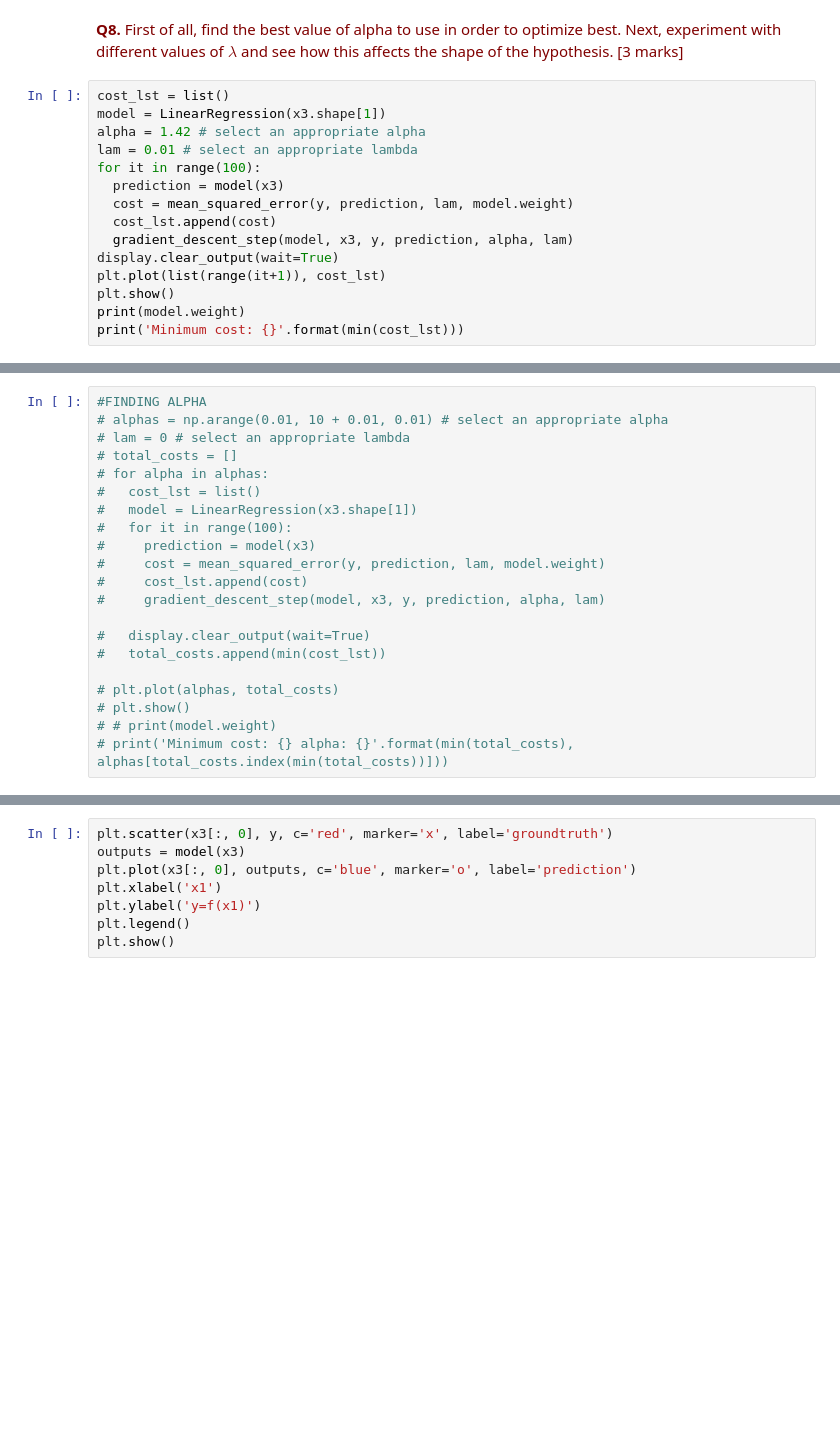
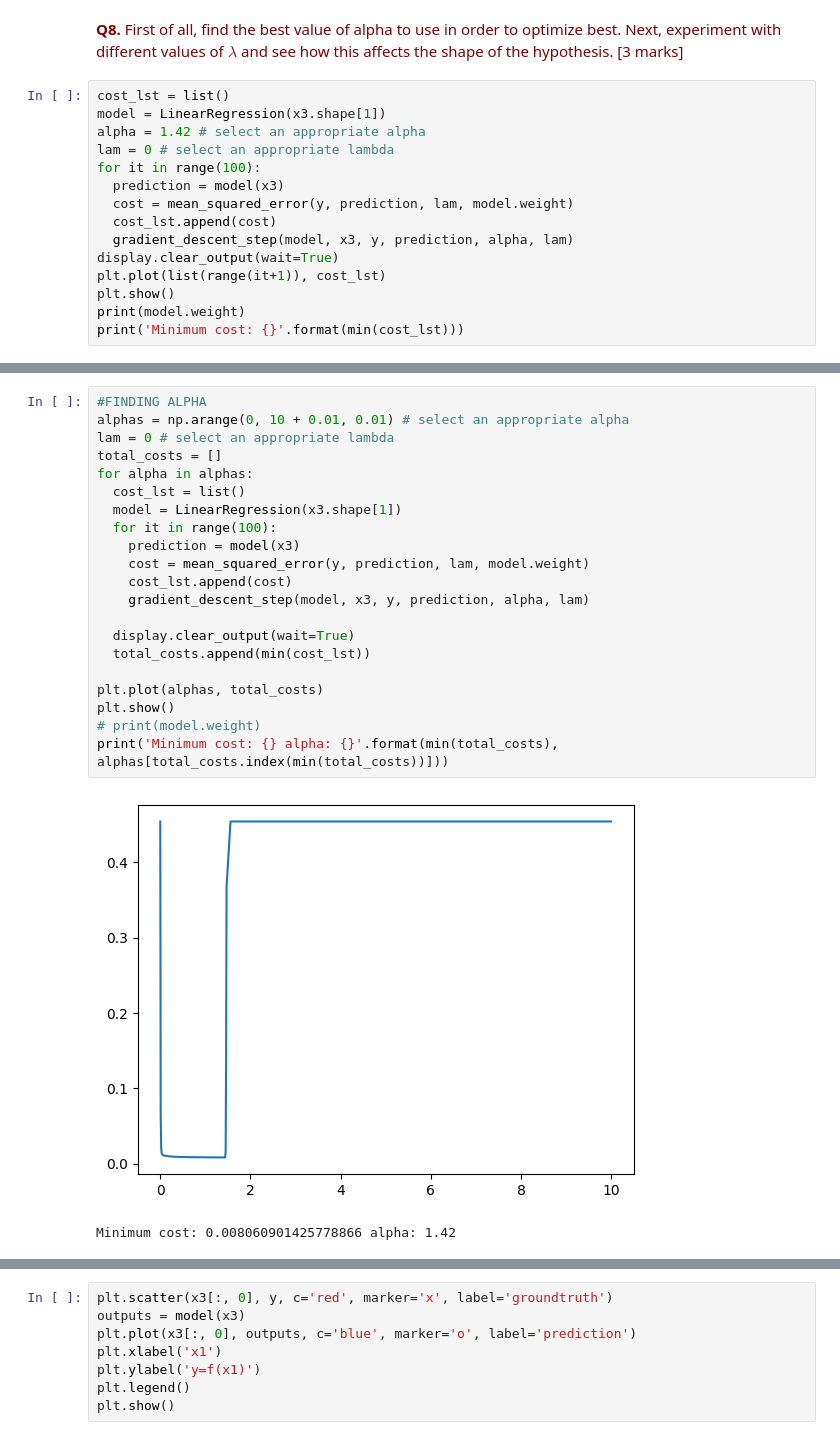
Before and after one commit to kianahs/Machine-Learning, a Jupyter notebook: wk3_Regression.ipynb, the cells around one changed output, grey strips where cells are left out. Cells and saved outputs as stored; diff of their text form; blank space fills up the shorter version.

Commit message:
plotting graphs

```diff
--- a/wk3_Regression.ipynb
+++ b/wk3_Regression.ipynb
@@ -383,7 +376,7 @@ Next, experiment with different values of $\lambda$ and see how this affects the
 cost_lst = list()
 model = LinearRegression(x3.shape[1])
 alpha = 1.42 # select an appropriate alpha
-lam = 0.01 # select an appropriate lambda
+lam = 0 # select an appropriate lambda
 for it in range(100):
   prediction = model(x3)
   cost = mean_squared_error(y, prediction, lam, model.weight)
@@ -402,23 +395,26 @@ Minimum cost: 0.008910697884857655
 # %%
 #FINDING ALPHA
-# alphas = np.arange(0.01, 10 + 0.01, 0.01) # select an appropriate alpha
-# lam = 0 # select an appropriate lambda
-# total_costs = []
-# for alpha in alphas:
-#   cost_lst = list()
-#   model = LinearRegression(x3.shape[1])
-#   for it in range(100):
-#     prediction = model(x3)
-#     cost = mean_squared_error(y, prediction, lam, model.weight)
-#     cost_lst.append(cost)
-#     gradient_descent_step(model, x3, y, prediction, alpha, lam)
+alphas = np.arange(0, 10 + 0.01, 0.01) # select an appropriate alpha
+lam = 0 # select an appropriate lambda
+total_costs = []
+for alpha in alphas:
+  cost_lst = list()
+  model = LinearRegression(x3.shape[1])
+  for it in range(100):
+    prediction = model(x3)
+    cost = mean_squared_error(y, prediction, lam, model.weight)
+    cost_lst.append(cost)
+    gradient_descent_step(model, x3, y, prediction, alpha, lam)
 
-#   display.clear_output(wait=True)
-#   total_costs.append(min(cost_lst))
+  display.clear_output(wait=True)
+  total_costs.append(min(cost_lst))
 
-# plt.plot(alphas, total_costs)
-# plt.show()
-# # print(model.weight)
-# print('Minimum cost: {} alpha: {}'.format(min(total_costs), alphas[total_costs.index(min(total_costs))]))
+plt.plot(alphas, total_costs)
+plt.show()
+# print(model.weight)
+print('Minimum cost: {} alpha: {}'.format(min(total_costs), alphas[total_costs.index(min(total_costs))]))
+# %% [output]
+[figure, added]
+Minimum cost: 0.008060901425778866 alpha: 1.42
 # %%
 #FINDING LAMBDA BASED ON ALPHA
```
Also changed, not shown: parts of 4 cells of this notebook.
